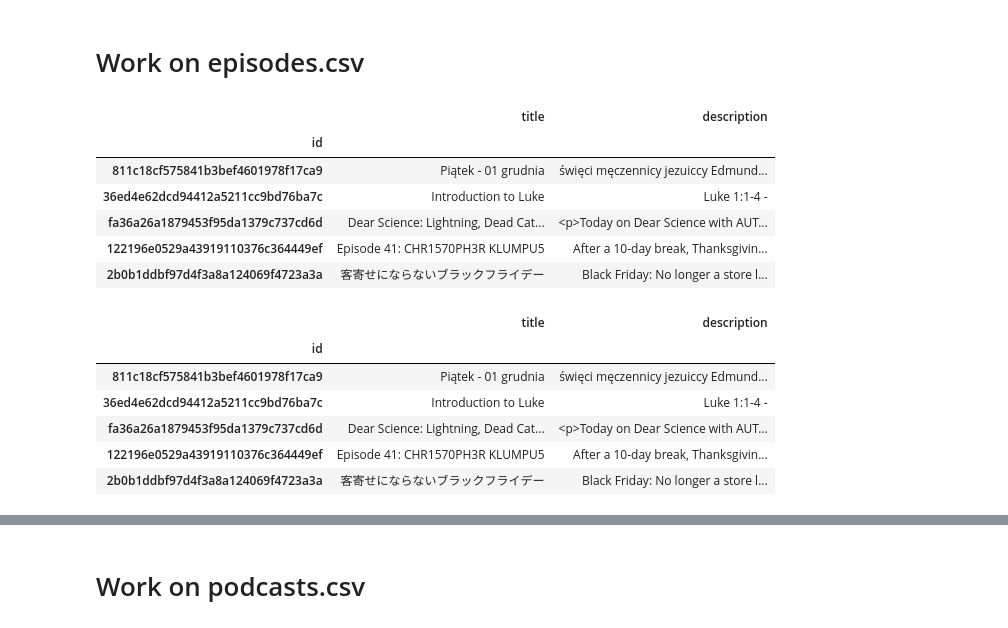
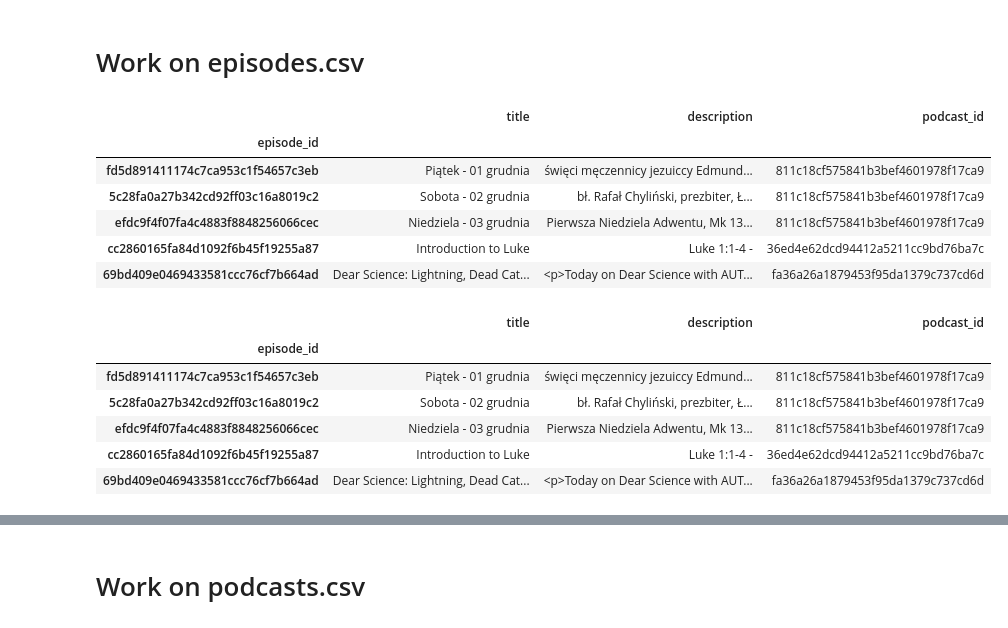
Before and after one commit to oimartin/Netflix_Podcasts, a Jupyter notebook: Combined_Notebook.ipynb, the cells around one changed output, grey strips where cells are left out. Drawn from its saved outputs; the diff is of its cells as text; code cells hidden in the pictures.

```diff
--- a/Combined_Notebook.ipynb
+++ b/Combined_Notebook.ipynb
@@ -36,42 +29,43 @@ podcast_df.head()
 # %%
 # Create a filtered episodes dataframe from specific columns
 # Here we are only really interested the eventual primary key (podcast_uuid) and sortable, descriptive columns
 # Filtering out extraneous fields
-episodes_cols = ["title", "description", "podcast_uuid"]
+episodes_cols = ["title", "description", "podcast_uuid", "uuid"]
 episodes_transformed = episodes_df[episodes_cols].copy()
 
 # Rename the column headers
 episodes_transformed = episodes_transformed.rename(columns={"title": "title",
                                                             "description": "description",
-                                                          "podcast_uuid": "id"})
+                                                            "uuid": "episode_id",
+                                                          "podcast_uuid": "podcast_id"})
 
 # Clean the data by dropping duplicates and setting the index
 # Display the head of our new dataframe
-episodes_transformed.drop_duplicates("id", inplace=True)
-episodes_transformed.set_index("id", inplace=True)
+episodes_transformed.drop_duplicates("episode_id", inplace=True)
+episodes_transformed.set_index("episode_id", inplace=True)
 
 episodes_transformed.head()
 # %% [output]
-|  | title | description |
-| id |  |  |
-| 811c18cf575841b3bef4601978f17ca9 | Piątek - 01 grudnia | święci męczennicy jezuiccy Edmund... |
-| 36ed4e62dcd94412a5211cc9bd76ba7c | Introduction to Luke | Luke 1:1-4 - |
-| fa36a26a1879453f95da1379c737cd6d | Dear Science: Lightning, Dead Cat... | <p>Today on Dear Science with AUT... |
-| 122196e0529a43919110376c364449ef | Episode 41: CHR1570PH3R KLUMPU5 | After a 10-day break, Thanksgivin... |
-| 2b0b1ddbf97d4f3a8a124069f4723a3a | 客寄せにならないブラックフライデー | Black Friday: No longer a store l... |
+|  | title | description | podcast_id |
+| episode_id |  |  |  |
+| fd5d891411174c7ca953c1f54657c3eb | Piątek - 01 grudnia | święci męczennicy jezuiccy Edmund... | 811c18cf575841b3bef4601978f17ca9 |
+| 5c28fa0a27b342cd92ff03c16a8019c2 | Sobota - 02 grudnia | bł. Rafał Chyliński, prezbiter, Ł... | 811c18cf575841b3bef4601978f17ca9 |
+| efdc9f4f07fa4c4883f8848256066cec | Niedziela - 03 grudnia | Pierwsza Niedziela Adwentu, Mk 13... | 811c18cf575841b3bef4601978f17ca9 |
+| cc2860165fa84d1092f6b45f19255a87 | Introduction to Luke | Luke 1:1-4 - | 36ed4e62dcd94412a5211cc9bd76ba7c |
+| 69bd409e0469433581ccc76cf7b664ad | Dear Science: Lightning, Dead Cat... | <p>Today on Dear Science with AUT... | fa36a26a1879453f95da1379c737cd6d |
 # %%
 # Drop NA values
 episodes_final = episodes_transformed.dropna()
 
 episodes_final.head()
 # %% [output]
-|  | title | description |
-| id |  |  |
-| 811c18cf575841b3bef4601978f17ca9 | Piątek - 01 grudnia | święci męczennicy jezuiccy Edmund... |
-| 36ed4e62dcd94412a5211cc9bd76ba7c | Introduction to Luke | Luke 1:1-4 - |
-| fa36a26a1879453f95da1379c737cd6d | Dear Science: Lightning, Dead Cat... | <p>Today on Dear Science with AUT... |
-| 122196e0529a43919110376c364449ef | Episode 41: CHR1570PH3R KLUMPU5 | After a 10-day break, Thanksgivin... |
-| 2b0b1ddbf97d4f3a8a124069f4723a3a | 客寄せにならないブラックフライデー | Black Friday: No longer a store l... |
+|  | title | description | podcast_id |
+| episode_id |  |  |  |
+| fd5d891411174c7ca953c1f54657c3eb | Piątek - 01 grudnia | święci męczennicy jezuiccy Edmund... | 811c18cf575841b3bef4601978f17ca9 |
+| 5c28fa0a27b342cd92ff03c16a8019c2 | Sobota - 02 grudnia | bł. Rafał Chyliński, prezbiter, Ł... | 811c18cf575841b3bef4601978f17ca9 |
+| efdc9f4f07fa4c4883f8848256066cec | Niedziela - 03 grudnia | Pierwsza Niedziela Adwentu, Mk 13... | 811c18cf575841b3bef4601978f17ca9 |
+| cc2860165fa84d1092f6b45f19255a87 | Introduction to Luke | Luke 1:1-4 - | 36ed4e62dcd94412a5211cc9bd76ba7c |
+| 69bd409e0469433581ccc76cf7b664ad | Dear Science: Lightning, Dead Cat... | <p>Today on Dear Science with AUT... | fa36a26a1879453f95da1379c737cd6d |
 # %%
 # Sort the data by titles
 episodes_final_sorted = episodes_final.sort_values(by=['title'], ascending = True)
```
Also changed, not shown: parts of 14 cells of this notebook.
